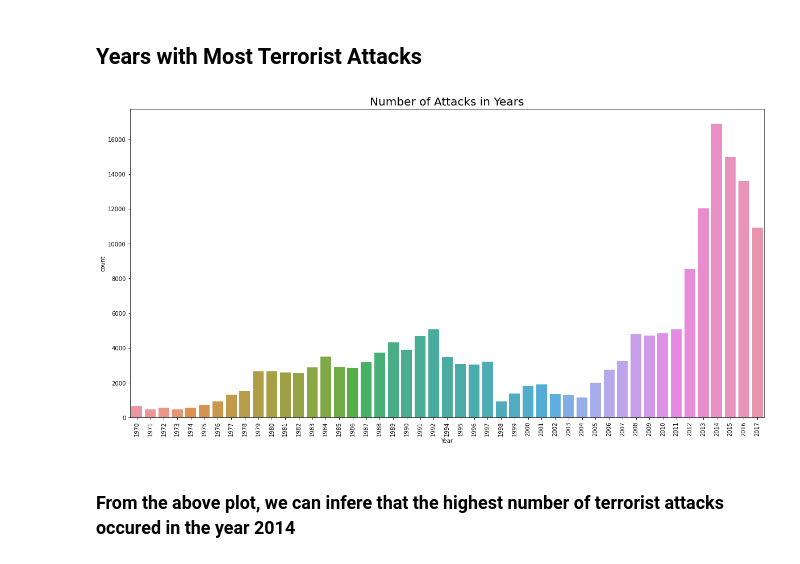
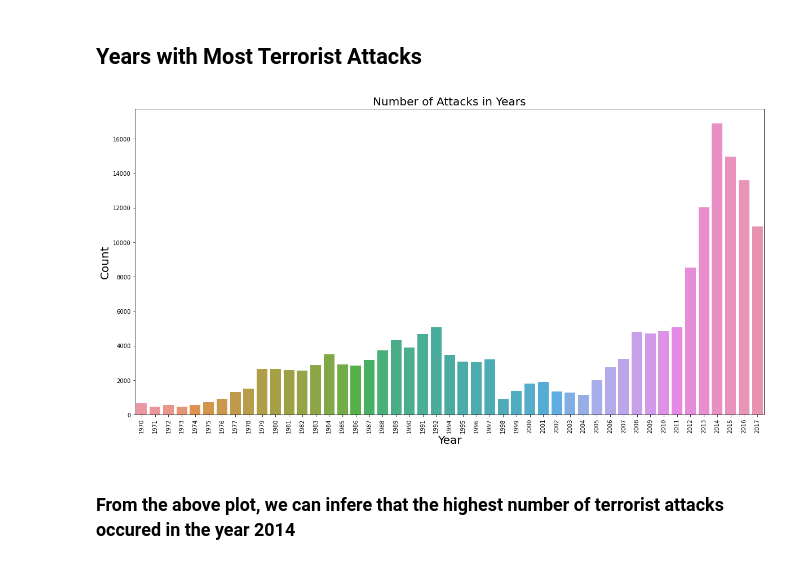
Before and after one commit to Archita-K/LGMVIP-DataScience, a Jupyter notebook: Intermediate Level/Task 1 - Exploratory Data Analysis on Dataset - Terrorism/Exploratory Data Analysis on Dataset - Terrorism.ipynb, the cells around one changed output. Saved outputs shown, nothing was run; the diff lists cells and outputs as text; code cells hidden in the pictures.

```diff
--- a/Intermediate Level/Task 1 - Exploratory Data Analysis on Dataset - Terrorism/Exploratory Data Analysis on Dataset - Terrorism.ipynb
+++ b/Intermediate Level/Task 1 - Exploratory Data Analysis on Dataset - Terrorism/Exploratory Data Analysis on Dataset - Terrorism.ipynb
@@ -142,11 +142,13 @@ terrorism_data.corr()
 # %%
 plt.figure(figsize=(20,10))
 sns.countplot(terrorism_data['Year'])
 plt.title('Number of Attacks in Years',fontsize='20')
+plt.xlabel('Year', fontsize='20')
+plt.ylabel('Count', fontsize='20')
 plt.xticks(rotation='90')
 plt.show()
 # %% [output]
-[figure, old version]
+[figure, new version]
 # %% [markdown]
 ### From the above plot, we can infere that the highest number of terrorist attacks occured in the year 2014
 # %% [markdown]
```
Also changed, not shown: parts of 4 cells of this notebook.
